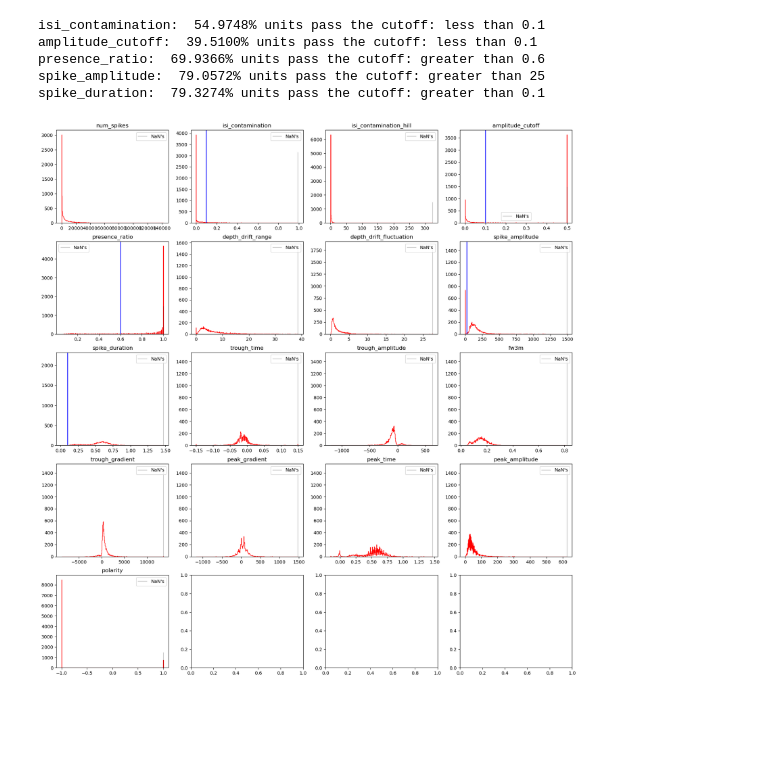
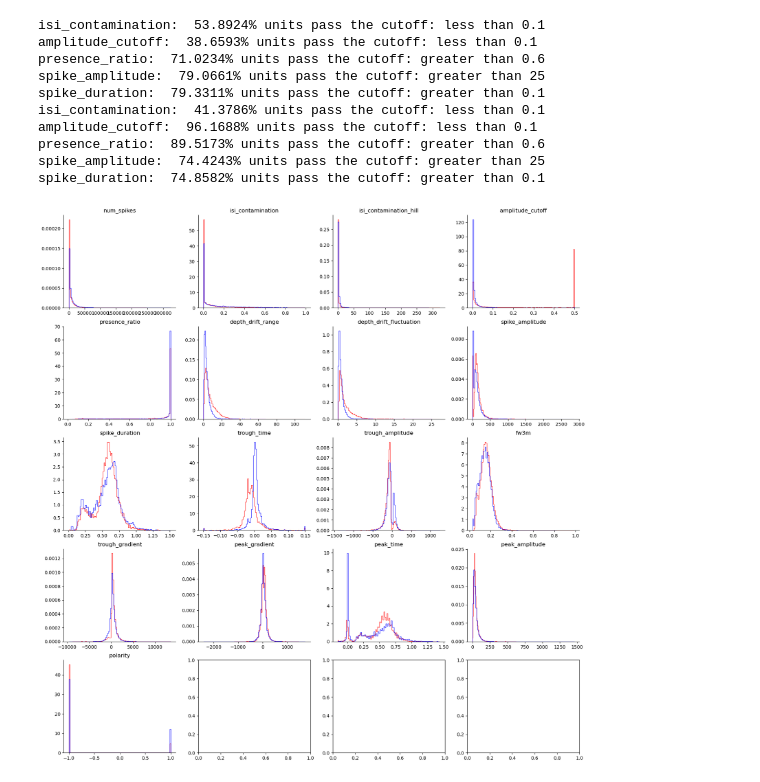
Before and after one commit to spkware/chronic_recording_manuscript, a Jupyter notebook: src/unit_metric_histograms.ipynb, the cells around one changed output. Drawn from its saved outputs; the diff is of its cells as text; code cells hidden in the pictures; blank space fills up the shorter version.

Commit message:
plot ks4 and ks2.5 metric histograms together

```diff
--- a/src/unit_metric_histograms.ipynb
+++ b/src/unit_metric_histograms.ipynb
@@ -1,7 +1,11 @@
 # %%
 from labdata.schema import *
+import matplotlib.pyplot as plt
 
-KILOSORT_PARAM_SET_NUM = 4
+plt.matplotlib.rcParams['pdf.fonttype'] = 42
+plt.matplotlib.rcParams['ps.fonttype'] = 42
+
+KILOSORT_PARAM_SET_NUM = 5
 
 PARAMS_TO_PLOT = ['num_spikes','depth','firing_rate',
  'isi_contamination','isi_contamination_hill','amplitude_cutoff','presence_ratio',
@@ -19,7 +26,7 @@ subjects = set(SpikeSorting().fetch('subject_name'))
 
 all_unit_metrics = []
 for s in subjects:
-    all_metrics_query = UnitMetrics() & dict(subject_name=s, parameter_set_num=KILOSORT_PARAM_SET_NUM)
+    all_metrics_query = UnitMetrics() & dict(subject_name=s,)# parameter_set_num=KILOSORT_PARAM_SET_NUM)
     first_session_name = all_metrics_query.fetch('session_name', limit=1)
     if len(first_session_name) == 0:
         continue
@@ -53,6 +64,8 @@ metrics_dict = dict()
 for key in PARAMS_TO_PLOT:
     ind = one_session_metrics.heading.names.index(key)
     metrics_dict[key] = [m[ind] for m in all_unit_metrics]
+ind = one_session_metrics.heading.names.index('parameter_set_num')
+ks_param = [m[ind] for m in all_unit_metrics]
 # %%
 cutoff_params = dict(isi_contamination=0.1,
                      amplitude_cutoff= 0.1,
@@ -68,37 +81,54 @@ cutoff_direction = dict(isi_contamination='less',
 # %%
 import matplotlib.pyplot as plt
 import numpy as np
 
 num_plots = len(metrics_dict)
 ncol = 4
 fig, axs = plt.subplots(num_plots//ncol+1, ncol, figsize=(20, 5*num_plots//ncol))
+cols=['red','blue']
+ks_pars_to_plot = [4,5]
 
-for ax,(key,vals) in zip(np.ravel(axs),metrics_dict.items()):
-    vals = np.array(vals)
-    numnan = np.isnan(vals).sum()
-    #print(f'{key}: {numnan} nans')
+for col,ks_param_num_to_plot in zip(cols,ks_pars_to_plot):
+    for ax,(key,vals) in zip(np.ravel(axs),metrics_dict.items()):
+        vals = np.array(vals).astype(float)
+        vals = vals[np.array(ks_param) == ks_param_num_to_plot]
+        #print(len(vals))
+        numnan = np.isnan(vals).sum()
+        #print(f'{key}: {numnan} nans')
 
-    ax.hist(vals, bins=500, histtype='step',color='red')
-    ax.vlines(np.nanmax(vals)+1e-4, 0, numnan, color='black',alpha=.2,label='NaN\'s')
+        #ax.hist(vals, bins=500, histtype='step',color=col)
+        ax.hist(vals, bins=100, histtype='step',color=col, density=True, alpha=.8)
+        #ax.vlines(np.nanmax(vals)+1e-9, 0, numnan, color='black',alpha=.2,label='NaN\'s')
+        #ax.vlines(*ax.get_xlim(), numnan, color='black',alpha=.2,label='NaN\'s')
 
-    if key in cutoff_params:
-        ax.axvline(cutoff_params[key], color='blue')
-        #ax.axvline(np.log(cutoff_params[key]), color='blue')
-        if cutoff_direction[key] == 'less':
-            n_passing = (np.array(vals) < cutoff_params[key]).sum()
-        elif cutoff_direction[key] == 'greater':
-            n_passing = (np.array(vals) > cutoff_params[key]).sum()
-        #print(f'{key}: {n_passing} units pass the cutoff')
-        print(f'{key}: {n_passing / len(vals)*100 : .4f}% units pass the cutoff: {cutoff_direction[key]} than {cutoff_params[key]}')
-    ax.set_title(key)
-    ax.legend()
+        if key in cutoff_params:
+            #ax.axvline(cutoff_params[key], color='blue')
+            #ax.axvline(np.log(cutoff_params[key]), color='blue')
+            if cutoff_direction[key] == 'less':
+                n_passing = (np.array(vals) < cutoff_params[key]).sum()
+            elif cutoff_direction[key] == 'greater':
+                n_passing = (np.array(vals) > cutoff_params[key]).sum()
+            #print(f'{key}: {n_passing} units pass the cutoff')
+            print(f'{key}: {n_passing / len(vals)*100 : .4f}% units pass the cutoff: {cutoff_direction[key]} than {cutoff_params[key]}')
+        ax.set_title(key)
+        ax.spines[['right', 'top']].set_visible(False)
+        #ax.legend()
+
+from pathlib import Path
+savepath = Path('/home/mmelin/chronic_manuscript_figures')
+plt.savefig(savepath/'unit_metric_histogram.pdf')
 # %% [output]
-isi_contamination:  54.9748% units pass the cutoff: less than 0.1
-amplitude_cutoff:  39.5100% units pass the cutoff: less than 0.1
-presence_ratio:  69.9366% units pass the cutoff: greater than 0.6
-spike_amplitude:  79.0572% units pass the cutoff: greater than 25
-spike_duration:  79.3274% units pass the cutoff: greater than 0.1
+isi_contamination:  53.8924% units pass the cutoff: less than 0.1
+amplitude_cutoff:  38.6593% units pass the cutoff: less than 0.1
+presence_ratio:  71.0234% units pass the cutoff: greater than 0.6
+spike_amplitude:  79.0661% units pass the cutoff: greater than 25
+spike_duration:  79.3311% units pass the cutoff: greater than 0.1
+isi_contamination:  41.3786% units pass the cutoff: less than 0.1
+amplitude_cutoff:  96.1688% units pass the cutoff: less than 0.1
+presence_ratio:  89.5173% units pass the cutoff: greater than 0.6
+spike_amplitude:  74.4243% units pass the cutoff: greater than 25
+spike_duration:  74.8582% units pass the cutoff: greater than 0.1
-[figure, old version]
+[figure, new version]
 # %%
 UnitCountCriteria()
 # %% [output]
```
Also changed, not shown: parts of 3 cells of this notebook.
